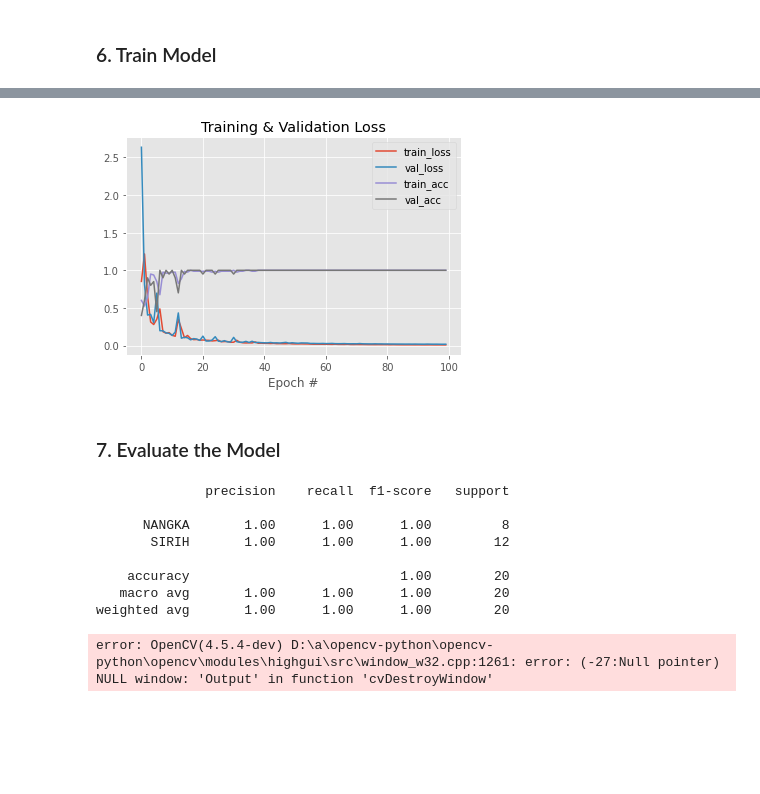
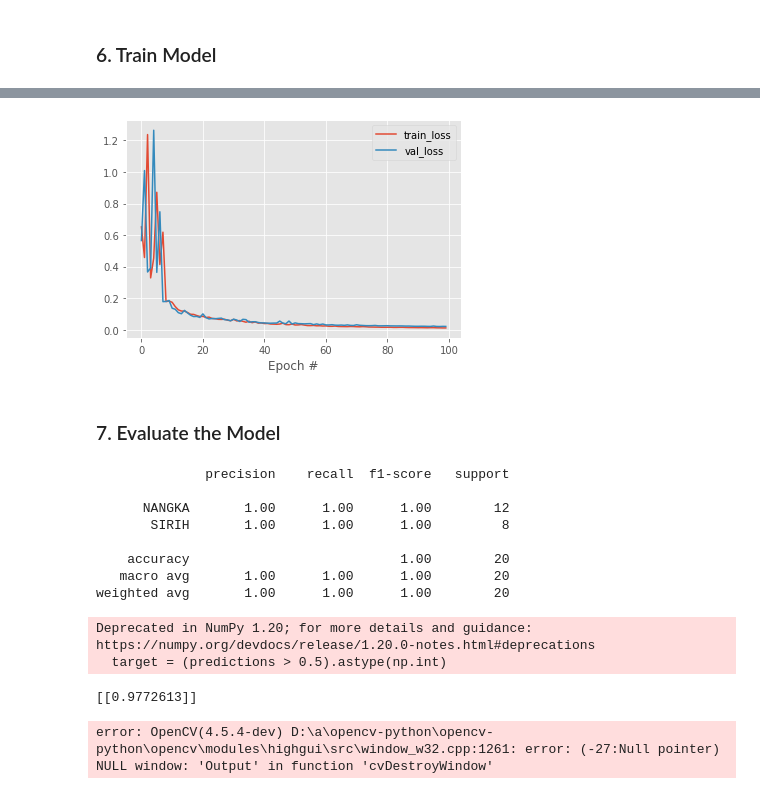
Before and after one commit to navirars/Project-AI-pertama, a Jupyter notebook: Image Classification using ANN.ipynb, the cells around one changed output, grey strips where cells are left out. Cells and saved outputs as stored; diff of their text form; code cells hidden in the pictures; blank space fills up the shorter version.

Commit message:
update image classification w ANN

```diff
--- a/Image Classification using ANN.ipynb
+++ b/Image Classification using ANN.ipynb
@@ -23,7 +23,7 @@ for label in label_list:
     for imagePath in glob.glob(imagePaths+label+'\\*.jpg'):
         #print(imagePath)
         image = cv2.imread(imagePath)
-        image = cv2.resize(image, (32, 32)).flatten()
+        image = cv2.resize(image, (32, 32))
         data.append(image)
         labels.append(label)
 # %%
@@ -54,8 +54,7 @@ print(labels)
  'SIRIH' 'SIRIH' 'SIRIH' 'SIRIH' 'SIRIH' 'SIRIH' 'SIRIH']
 # %%
 # ubah nilai dari labels menjadi binary
-lb = LabelBinarizer()
+lb = LabelEncoder()
 labels = lb.fit_transform(labels)
-labels = np.hstack((labels, 1 - labels))
 print(labels)
 # %% [output]
@@ -89,11 +74,11 @@ Ukuran data test = (20, 3072)
 # %% [markdown]
 <h3>5. Build ANN Architecture</h3>
 # %%
-# buat ANN dengan arsitektur input layer (3072) - hidden layer (512) - hidden layer (1024) - output layer (3)
 model = Sequential()
-model.add(Dense(512, input_shape=(3072,), activation="relu"))
+model.add(Flatten(input_shape=(32,32,3)))
 model.add(Dense(1024, activation="relu"))
-model.add(Dense(len(label_list), activation="softmax"))
+model.add(Dense(1024, activation="relu"))
+model.add(Dense(1, activation="sigmoid"))
 # %%
 model.summary()
 # %% [output]
@@ -119,7 +106,7 @@ max_epochs = 100
 opt_funct = SGD(learning_rate=lr)
 # %%
 # compile arsitektur yang telah dibuat
-model.compile(loss = 'categorical_crossentropy',
+model.compile(loss = 'binary_crossentropy',
               optimizer = opt_funct,
               metrics = ['accuracy'])
 # %% [markdown]
@@ -148,43 +135,46 @@ Epoch 100/100
 # %%
 N = np.arange(0, max_epochs)
 plt.style.use("ggplot")
 plt.figure()
 plt.plot(N, H.history["loss"], label="train_loss")
 plt.plot(N, H.history["val_loss"], label="val_loss")
-plt.plot(N, H.history["accuracy"], label="train_acc")
-plt.plot(N, H.history["val_accuracy"], label="val_acc")
-plt.title("Training & Validation Loss")
+#plt.plot(N, H.history["accuracy"], label="train_acc")
+#plt.plot(N, H.history["val_accuracy"], label="val_acc")
 plt.xlabel("Epoch #")
 plt.legend()
 plt.show()
 # %% [output]
-[figure, old version]
+[figure, new version]
 # %% [markdown]
 <h3>7. Evaluate the Model</h3>
 # %%
 # menghitung nilai akurasi model terhadap data test
 predictions = model.predict(x_test, batch_size=32)
-print(classification_report(y_test.argmax(axis=1), predictions.argmax(axis=1), target_names=label_list))
+target = (predictions > 0.5).astype(np.int)
+print(classification_report(y_test, target, target_names=label_list))
 # %% [output]
               precision    recall  f1-score   support
 
-      NANGKA       1.00      1.00      1.00         8
-       SIRIH       1.00      1.00      1.00        12
+      NANGKA       1.00      1.00      1.00        12
+       SIRIH       1.00      1.00      1.00         8
 
     accuracy                           1.00        20
    macro avg       1.00      1.00      1.00        20
 weighted avg       1.00      1.00      1.00        20
+Deprecated in NumPy 1.20; for more details and guidance: https://numpy.org/devdocs/release/1.20.0-notes.html#deprecations
+  target = (predictions > 0.5).astype(np.int)
 # %%
 # uji model menggunakan image lain
-queryPath = imagePaths+'nangka.jpg'
+queryPath = imagePaths+'query_sirih.jpg'
 query = cv2.imread(queryPath)
 output = query.copy()
-query = cv2.resize(query, (32, 32)).flatten()
+query = cv2.resize(query, (32, 32))
 q = []
 q.append(query)
 q = np.array(q, dtype='float') / 255.0
 
 q_pred = model.predict(q)
-i = q_pred.argmax(axis=1)[0]
-label = lb.classes_[i]
+print(q_pred)
+# %% [output]
+[[0.9772613]]
 # %%
```
Also changed, not shown: parts of 7 cells of this notebook.
